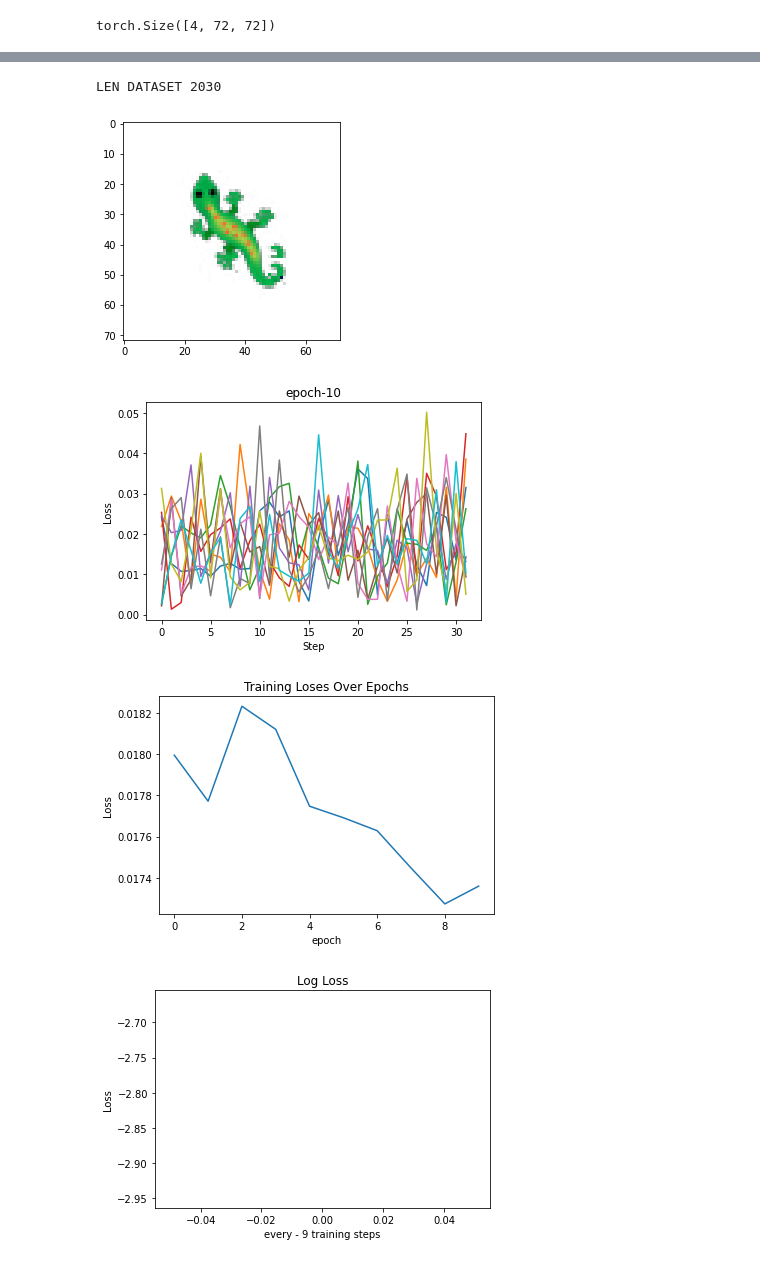
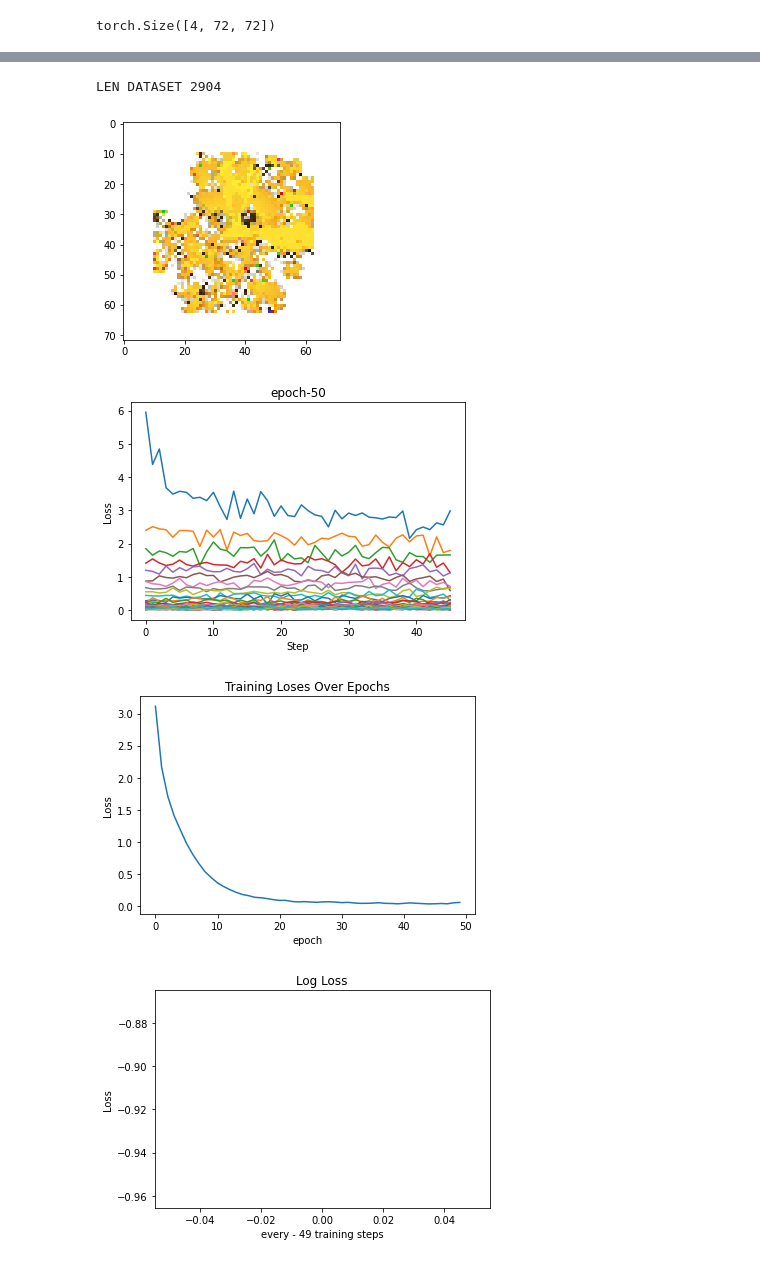
Before and after one commit to Mikcl/CellTransformer, a Jupyter notebook: Cells_are_Transformers_II.ipynb, the cells around one changed output, grey strips where cells are left out. Drawn from its saved outputs; the diff is of its cells as text; code cells hidden in the pictures.

```diff
--- a/Cells_are_Transformers_II.ipynb
+++ b/Cells_are_Transformers_II.ipynb
@@ -58,7 +66,7 @@ TARGET_PADDING = 16   # Number of pixels used to pad the target image border
 TARGET_SIZE = 40
 
 # 👁, 🦎  '🦎😀💥👁🐠🦋🐞🕸🥨🎄'
-TARGET_EMOJI = "🦎" #@param {type:"string"}
+TARGET_EMOJI = "😀" #@param {type:"string"}
 
 EXPERIMENT_TYPE = "Growing" #@param ["Growing"] # "Persistent", "Regenerating"
 EXPERIMENT_MAP = {"Growing":0, "Persistent":1, "Regenerating":2}
@@ -75,7 +83,7 @@ DEC_SEQ_LEN = CHANNEL_N
 # %%
 #@title Tranformer Hyperparameters
 
-EPOCHS = 401 #int(1e3)
+EPOCHS = 375 #int(1e3)
 BATCH_SIZE = 16
 LEARNING_RATE = 1e-4
 # GENERATE_EVERY  = 100   # For visual results during training. .
@@ -515,8 +525,8 @@ def generate(encoder, decoder, x, EVAL_STEPS, disable=False):
 log_loss = []
 
 TRAIN_ON=True
-EVAL_EVERY=10
-VISUALISE_EVERY = 10
+EVAL_EVERY=50
+VISUALISE_EVERY = 50
 
 next_token_loss = [['EPOCH', 'STEP', 'LOSS']]
 epoch_losses = []
@@ -561,35 +571,35 @@ for i in tqdm.tqdm(range(1,EPOCHS), mininterval=10., desc='training epochs'):
       for ep, l in enumerate(epoch_losses):
         plt.plot(l, label=f'EPOCH-{i+ep}')
 
       plt.xlabel("Step")
       plt.ylabel("Loss")
       plt.title(f"epoch-{i}")
       # plt.legend()
       plt.show()
       epoch_losses = []
 
       plt.figure()
       plt.plot(epoch_mean_losses)
 
       plt.xlabel("epoch")
       plt.ylabel("Loss")
       plt.title(f"Training Loses Over Epochs")
       plt.show()
 
       if (len(log_loss) > 0):
         plt.figure()
         plt.plot(log_loss, label=f'EPOCH-{i+ep}')
 
         plt.xlabel(f"every - {EVAL_EVERY-1} training steps")
         plt.ylabel("Loss")
         plt.title("Log Loss")
         plt.show()
 
 
     # TODO - produced x - calculate l2 loss and add to log loss - need alignment first
 # %% [output]
-LEN DATASET 2030
+LEN DATASET 2904
-[figure, old version]
+[figure, new version]
-[figure, old version]
+[figure, new version]
-[figure, old version]
+[figure, new version]
-[figure, old version]
+[figure, new version]
```
Also changed, not shown: parts of 10 cells of this notebook.
